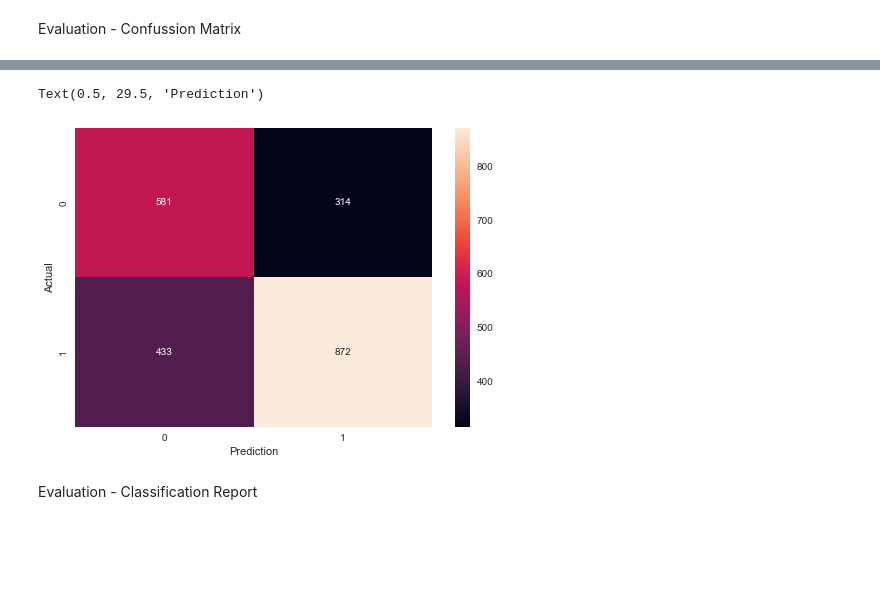
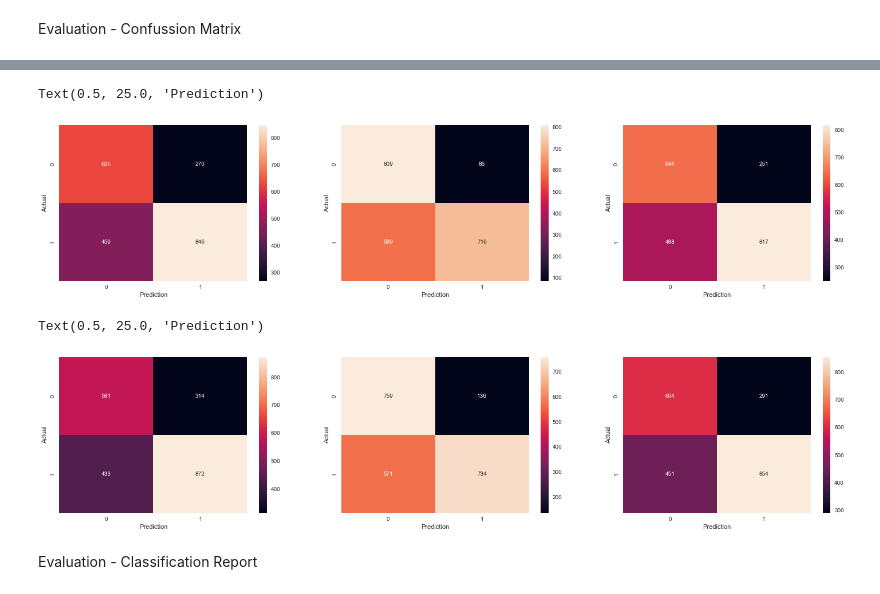
Before and after one commit to Dwisaputra204/e-commerce-shipping-prediction, a Jupyter notebook: e-commerce shipping prediction.ipynb, the cells around one changed output, grey strips where cells are left out. Saved outputs shown, nothing was run; the diff lists cells and outputs as text; code cells hidden in the pictures; blank space fills up the shorter version.

```diff
--- a/e-commerce shipping prediction.ipynb
+++ b/e-commerce shipping prediction.ipynb
@@ -451,11 +570,39 @@ Text(0.5, 29.5, 'Prediction')
-# %%
-# visualisasi cm xgbooost
-sns.heatmap(confusion_matrix(y_test,y_pred_xgb),annot=True, fmt='.3g')
-plt.ylabel('Actual')
-plt.xlabel('Prediction')
-# %% [output]
-Text(0.5, 29.5, 'Prediction')
-[figure, removed]
+# %%
+# visualisasi cm random forest
+fig, (ax1,ax2,ax3) = plt.subplots(1,3,figsize=(25,5))
+
+g1 = sns.heatmap(confusion_matrix(y_test,y_pred_rf),annot=True, fmt='.3g', ax=ax1)
+g1.set_ylabel('Actual')
+g1.set_xlabel('Prediction')
+
+g2 = sns.heatmap(confusion_matrix(y_test,y_pred_rf_us),annot=True, fmt='.3g', ax=ax2)
+g2.set_ylabel('Actual')
+g2.set_xlabel('Prediction')
+
+g3 = sns.heatmap(confusion_matrix(y_test,y_pred_rf_os),annot=True, fmt='.3g', ax=ax3)
+g3.set_ylabel('Actual')
+g3.set_xlabel('Prediction')
+# %% [output]
+Text(0.5, 25.0, 'Prediction')
+[figure, added]
+# %%
+# visualisasi cm xgboost
+fig, (ax1,ax2,ax3) = plt.subplots(1,3,figsize=(25,5))
+
+g1 = sns.heatmap(confusion_matrix(y_test,y_pred_xgb),annot=True, fmt='.3g', ax=ax1)
+g1.set_ylabel('Actual')
+g1.set_xlabel('Prediction')
+
+g2 = sns.heatmap(confusion_matrix(y_test,y_pred_xgb_us),annot=True, fmt='.3g', ax=ax2)
+g2.set_ylabel('Actual')
+g2.set_xlabel('Prediction')
+
+g3 = sns.heatmap(confusion_matrix(y_test,y_pred_xgb_os),annot=True, fmt='.3g', ax=ax3)
+g3.set_ylabel('Actual')
+g3.set_xlabel('Prediction')
+# %% [output]
+Text(0.5, 25.0, 'Prediction')
+[figure, added]
 # %% [markdown]
 Evaluation - Classification Report
 # %%
```
Also changed, not shown: parts of 67 cells of this notebook.
